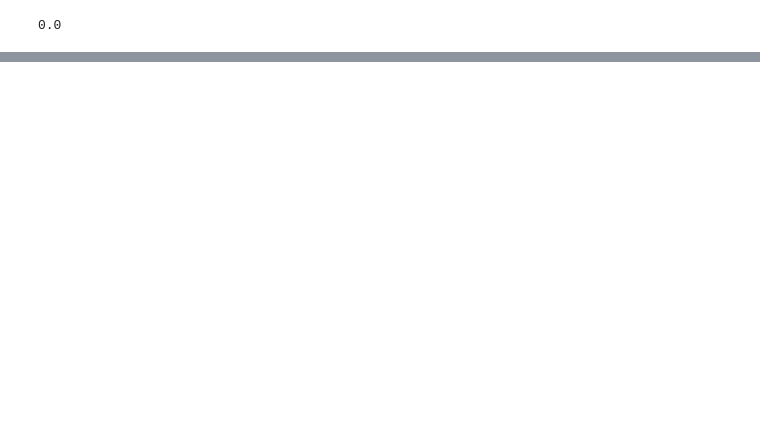
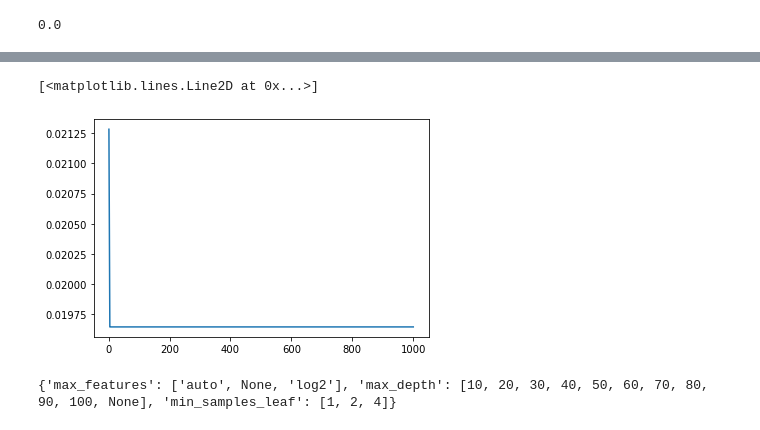
Before and after one commit to AlbiKovi/DSO110---Final-Group-Project, a Jupyter notebook: DSO110 - Final Group Project - Lottery Fixed3 - Pls dont change.ipynb, the cells around one changed output, grey strips where cells are left out. Cells and saved outputs as stored; diff of their text form; code cells hidden in the pictures; blank space fills up the shorter version.

```diff
--- a/DSO110 - Final Group Project - Lottery Fixed3 - Pls dont change.ipynb
+++ b/DSO110 - Final Group Project - Lottery Fixed3 - Pls dont change.ipynb
@@ -132,0 +279,7 @@ print(pvalue)
+# %%
+x_train, x_test, y_train, y_test = train_test_split(x,y, test_size=0.3, random_state=76)
+# %%
+bigxtrain = x_train.values.reshape(-1, 1)
+bigytrain = y_train.values.reshape(-1, 1)
+bigxtest = x_test.values.reshape(-1, 1)
+bigytest = y_test.values.reshape(-1, 1)
@@ -132,0 +289,3 @@ print(pvalue)
+# %%
+forest = RandomForestClassifier(n_estimators=500, random_state=76)
+forest.fit(bigxtrain, bigytrain)
@@ -132,0 +318,9 @@ print(pvalue)
+# %%
+n_estimators_array = [1, 4, 5, 8, 10, 20, 50, 75, 100, 250, 500, 1000]
+results = []
+for n in n_estimators_array:
+    forest = RandomForestClassifier(n_estimators=n, random_state=76)
+    forest.fit(bigxtrain, bigytrain)
+    result = accuracy_score(bigytest, forest.predict(bigxtest))
+    results.append(result)
+    print(n, ':', result)
@@ -132,0 +340,19 @@ print(pvalue)
+# %%
+plt.plot(n_estimators_array, results)
+# %% [output]
+[<matplotlib.lines.Line2D at 0x...>]
+[figure, added]
+# %%
+# Number of features to consider at every split
+max_features = ['auto', None, 'log2']
+# Maximum number of levels in tree
+max_depth = [10, 20, 30, 40, 50, 60, 70, 80, 90, 100, None]
+# Minimum number of samples required at each leaf node
+min_samples_leaf = [1, 2, 4]
+# Method of selecting samples for training each tree
+random_grid = {'max_features': max_features,
+               'max_depth': max_depth,
+               'min_samples_leaf': min_samples_leaf}
+print(random_grid)
+# %% [output]
+{'max_features': ['auto', None, 'log2'], 'max_depth': [10, 20, 30, 40, 50, 60, 70, 80, 90, 100, None], 'min_samples_leaf': [1, 2, 4]}
```
Also changed, not shown: parts of 62 cells of this notebook.
